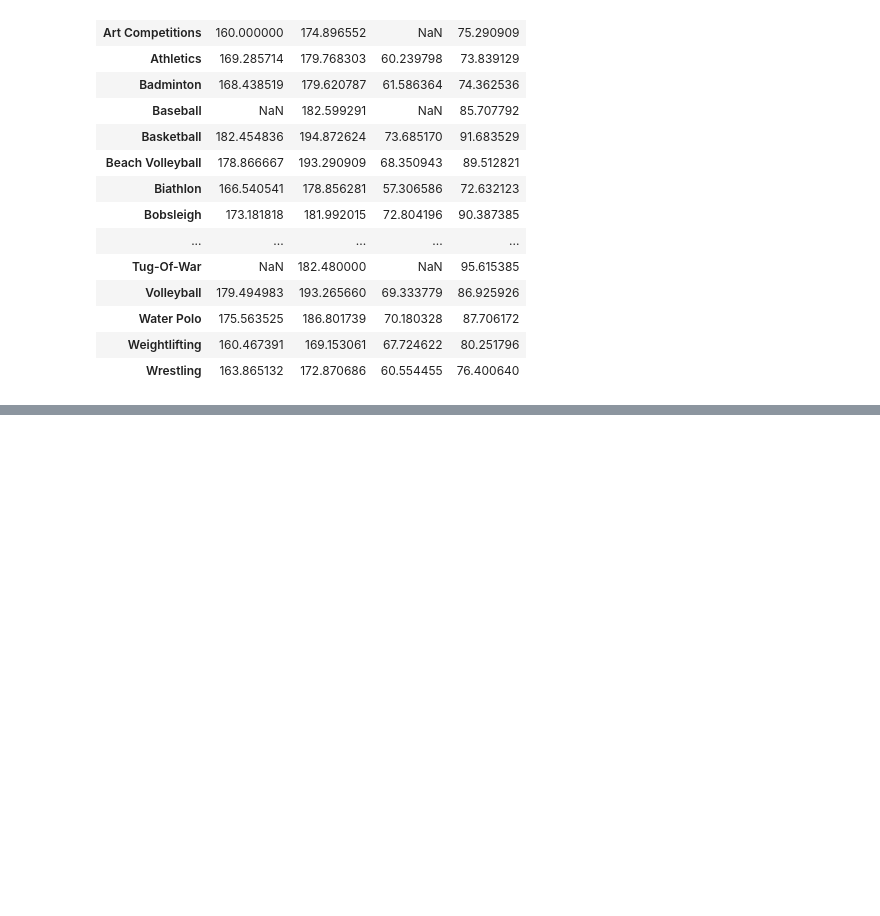
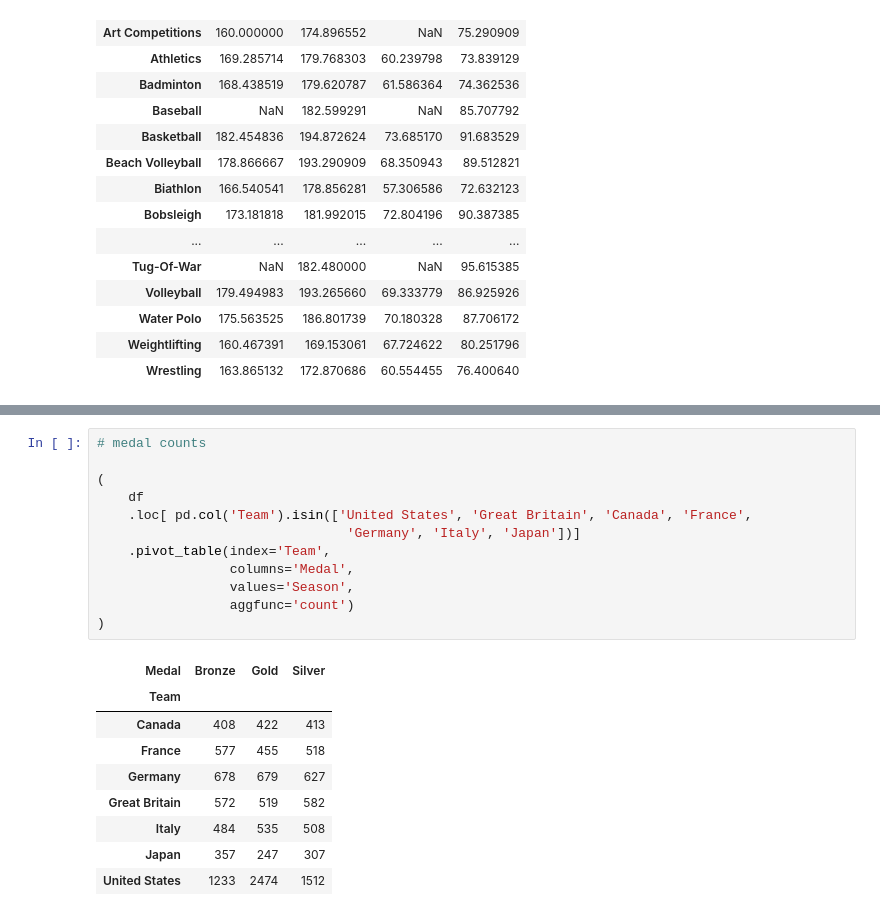
Before and after one commit to reuven/BDTMSD-Python-2026-07, a Jupyter notebook: BDTMSD-Python-2026-10-02.ipynb, the cells around one changed output, grey strips where cells are left out. Saved outputs shown, nothing was run; the diff lists cells and outputs as text; blank space fills up the shorter version.

```diff
--- a/BDTMSD-Python-2026-10-02.ipynb
+++ b/BDTMSD-Python-2026-10-02.ipynb
@@ -714,0 +735,22 @@ Name: Height, Length: 116, dtype: float64
+# %%
+# medal counts
+
+(
+    df
+    .loc[ pd.col('Team').isin(['United States', 'Great Britain', 'Canada', 'France',
+                                'Germany', 'Italy', 'Japan'])]
+    .pivot_table(index='Team',
+                 columns='Medal',
+                 values='Season',
+                 aggfunc='count')
+)
+# %% [output]
+| Medal | Bronze | Gold | Silver |
+| Team |  |  |  |
+| Canada | 408 | 422 | 413 |
+| France | 577 | 455 | 518 |
+| Germany | 678 | 679 | 627 |
+| Great Britain | 572 | 519 | 582 |
+| Italy | 484 | 535 | 508 |
+| Japan | 357 | 247 | 307 |
+| United States | 1233 | 2474 | 1512 |
```
Also changed, not shown: parts of 1 cell of this notebook.
